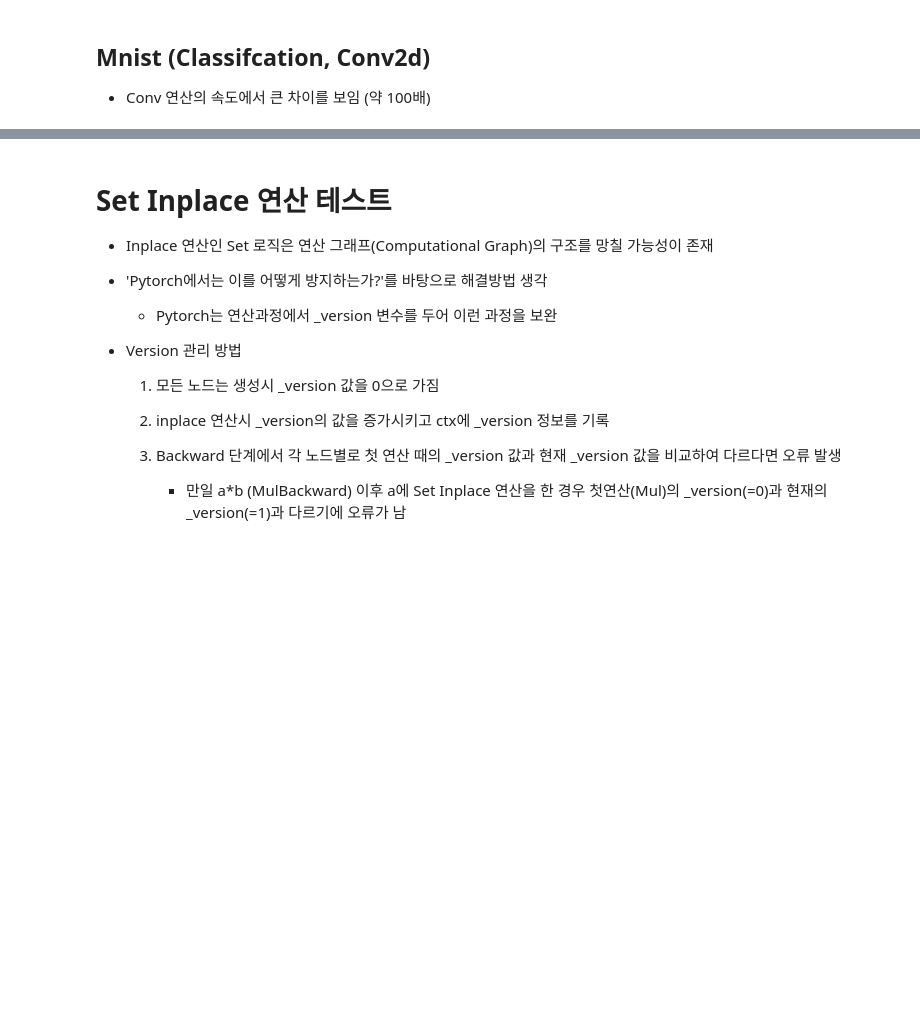
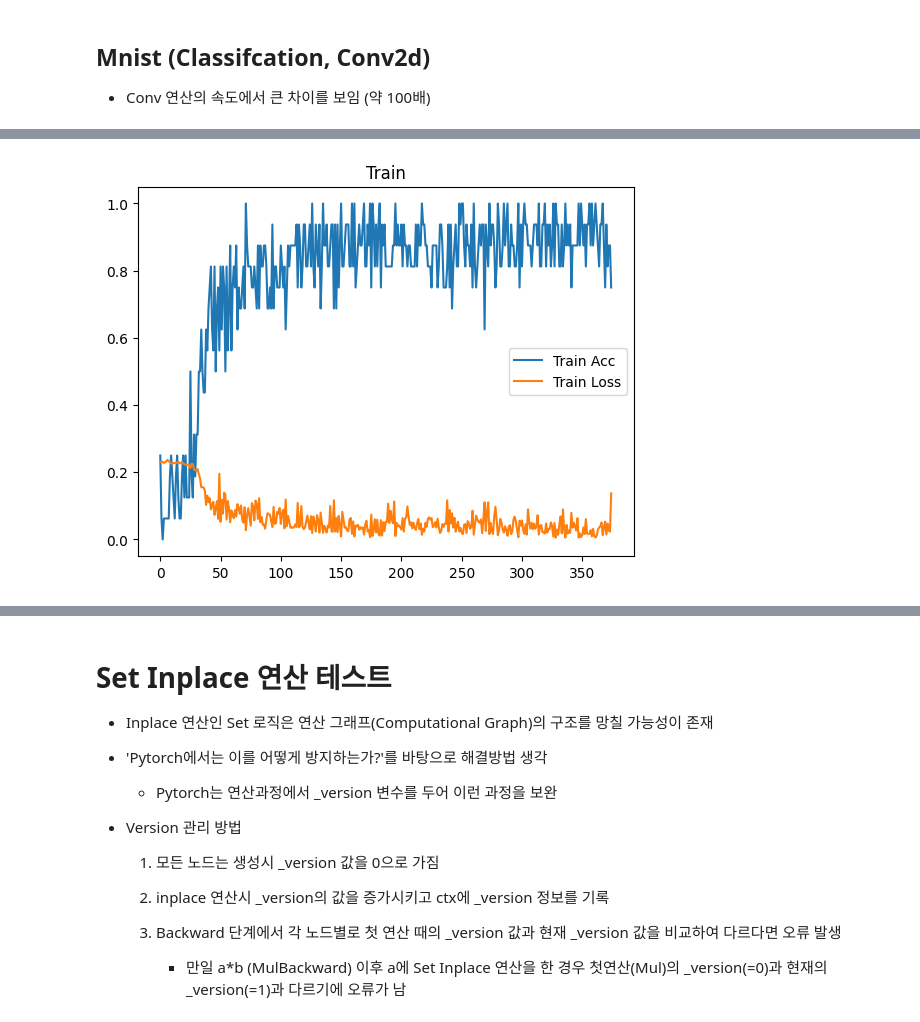
Before and after one commit to PreFKim/MyTorch, a Jupyter notebook: test.ipynb, the cells around one changed output, grey strips where cells are left out. Saved outputs shown, nothing was run; the diff lists cells and outputs as text; code cells hidden in the pictures; blank space fills up the shorter version.

Commit message:
Add result of training convolution

```diff
--- a/test.ipynb
+++ b/test.ipynb
@@ -848,10 +854,10 @@ train_y = np.eye(10)[train_y][rand_idx].astype(np.float32())
 test_y = np.eye(10)[test_y].astype(np.float32())
 
 # Wrap with Param object
-train_x = my.Param(train_x)
-train_y = my.Param(train_y)
-test_x = my.Param(test_x)
-test_y = my.Param(test_y)
+train_x = my.Param(train_x[:6000])
+train_y = my.Param(train_y[:6000])
+test_x = my.Param(test_x[:1000])
+test_y = my.Param(test_y[:1000])
 train_x.shape, train_y.shape, test_x.shape, test_y.shape
 # %% [output]
 (60000, 28, 28) (60000,) (10000, 28, 28) (10000,)
@@ -1044,0 +939,9 @@ for idx in it:
+# %%
+
+plt.title("Train")
+plt.plot(train_acc, label="Train Acc")
+plt.plot(train_loss, label="Train Loss")
+plt.legend()
+plt.show()
+# %% [output]
+[figure, added]
```
Also changed, not shown: parts of 10 cells of this notebook, 2 other files.
